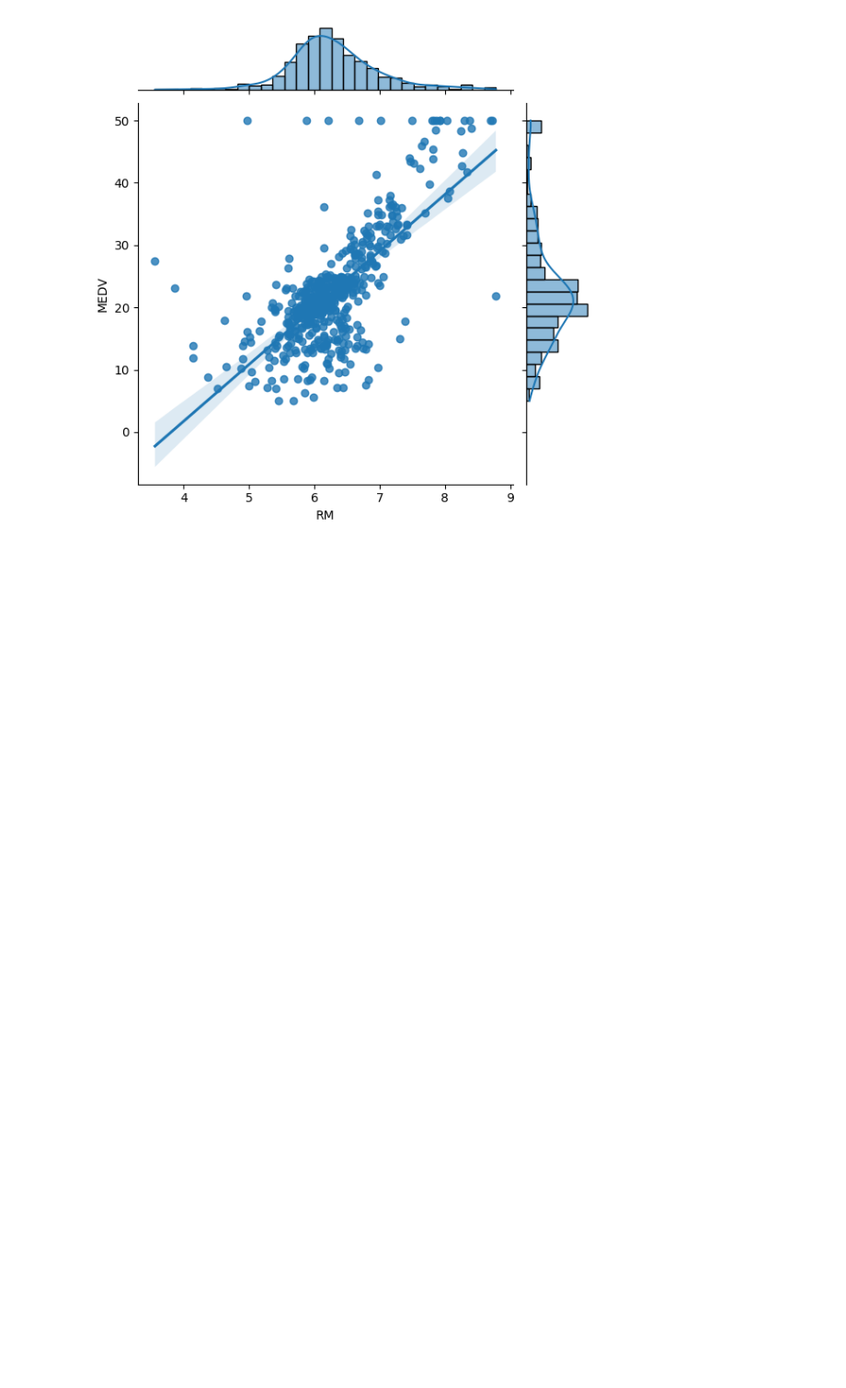
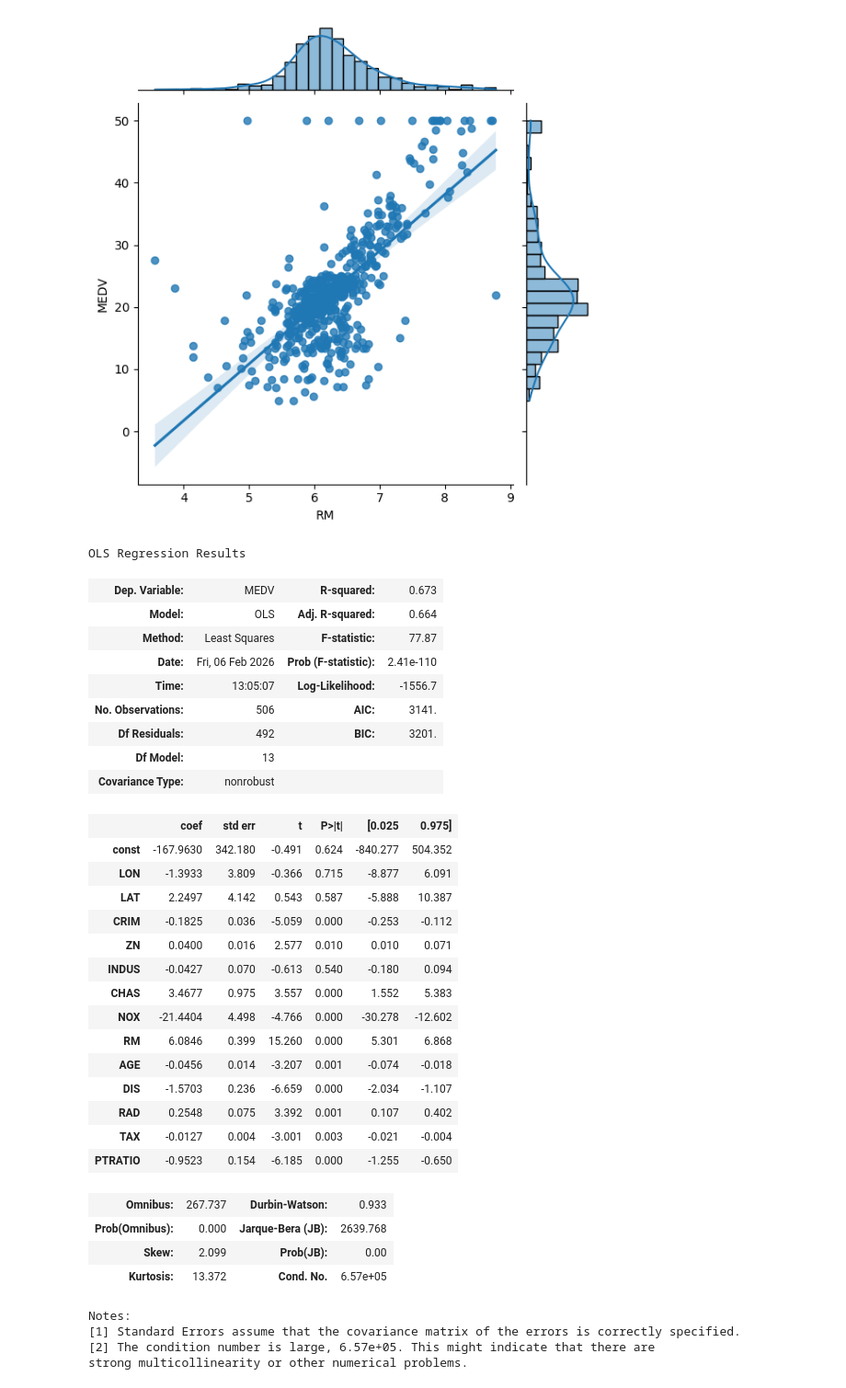
Before and after one commit to Salciano/Python, a Jupyter notebook: PredictingHouseMarket(WIP).ipynb, the cells around one changed output. Shown at 92% size. Cells and saved outputs as stored; diff of their text form; code cells hidden in the pictures; blank space fills up the shorter version.

```diff
--- a/PredictingHouseMarket(WIP).ipynb
+++ b/PredictingHouseMarket(WIP).ipynb
@@ -689,0 +691,54 @@ sns.jointplot(x=df["RM"], y=df["MEDV"], data=df, kind = "reg") # reg = regressio
+# %%
+#@title Prediction Algorythm B
+# Method B: Multiple Linear Regression
+# Multiple Linear regression uses multiple variables or features to make linear predictions (straight lines).
+
+from sklearn.linear_model import LinearRegression
+
+x_multi = df.drop("MEDV", axis = 1)
+y_multi = df["MEDV"]
+#display(x_multi, y_multi)
+
+x_multi_cons = sn.add_constant(x_multi)
+#display(x_multi_cons)
+
+lm_multi = sn.OLS(y_multi, x_multi_cons).fit()
+lm_multi.summary()
+
+# Our multiple linear model will prioritize the columns or variables with the lowest p-values (P>Itl), as can be seen in output table summary. Usually, the threshold for the p-value is 0,05.
+# For example, when the rooms (RM) increases by one, the price (MEDV) increases by the value in the coef, weighted by its importance. When the pollution (NOX) increases, the price decreases, because the coefficient is negative. Same thing goes for the other columns.
+# The end result is still a line (linear function)
+# %% [output]
+OLS Regression Results
+| Dep. Variable: | MEDV | R-squared: | 0.673 |
+| Model: | OLS | Adj. R-squared: | 0.664 |
+| Method: | Least Squares | F-statistic: | 77.87 |
+| Date: | Fri, 06 Feb 2026 | Prob (F-statistic): | 2.41e-110 |
+| Time: | 13:05:07 | Log-Likelihood: | -1556.7 |
+| No. Observations: | 506 | AIC: | 3141. |
+| Df Residuals: | 492 | BIC: | 3201. |
+| Df Model: | 13 |  |  |
+| Covariance Type: | nonrobust |  |  |
+|  | coef | std err | t | P>|t| | [0.025 | 0.975] |
+| const | -167.9630 | 342.180 | -0.491 | 0.624 | -840.277 | 504.352 |
+| LON | -1.3933 | 3.809 | -0.366 | 0.715 | -8.877 | 6.091 |
+| LAT | 2.2497 | 4.142 | 0.543 | 0.587 | -5.888 | 10.387 |
+| CRIM | -0.1825 | 0.036 | -5.059 | 0.000 | -0.253 | -0.112 |
+| ZN | 0.0400 | 0.016 | 2.577 | 0.010 | 0.010 | 0.071 |
+| INDUS | -0.0427 | 0.070 | -0.613 | 0.540 | -0.180 | 0.094 |
+| CHAS | 3.4677 | 0.975 | 3.557 | 0.000 | 1.552 | 5.383 |
+| NOX | -21.4404 | 4.498 | -4.766 | 0.000 | -30.278 | -12.602 |
+| RM | 6.0846 | 0.399 | 15.260 | 0.000 | 5.301 | 6.868 |
+| AGE | -0.0456 | 0.014 | -3.207 | 0.001 | -0.074 | -0.018 |
+| DIS | -1.5703 | 0.236 | -6.659 | 0.000 | -2.034 | -1.107 |
+| RAD | 0.2548 | 0.075 | 3.392 | 0.001 | 0.107 | 0.402 |
+| TAX | -0.0127 | 0.004 | -3.001 | 0.003 | -0.021 | -0.004 |
+| PTRATIO | -0.9523 | 0.154 | -6.185 | 0.000 | -1.255 | -0.650 |
+| Omnibus: | 267.737 | Durbin-Watson: | 0.933 |
+| Prob(Omnibus): | 0.000 | Jarque-Bera (JB): | 2639.768 |
+| Skew: | 2.099 | Prob(JB): | 0.00 |
+| Kurtosis: | 13.372 | Cond. No. | 6.57e+05 |
+Notes:
+[1] Standard Errors assume that the covariance matrix of the errors is correctly specified.
+[2] The condition number is large, 6.57e+05. This might indicate that there are
+strong multicollinearity or other numerical problems.
```
Also changed, not shown: parts of 12 cells of this notebook.
